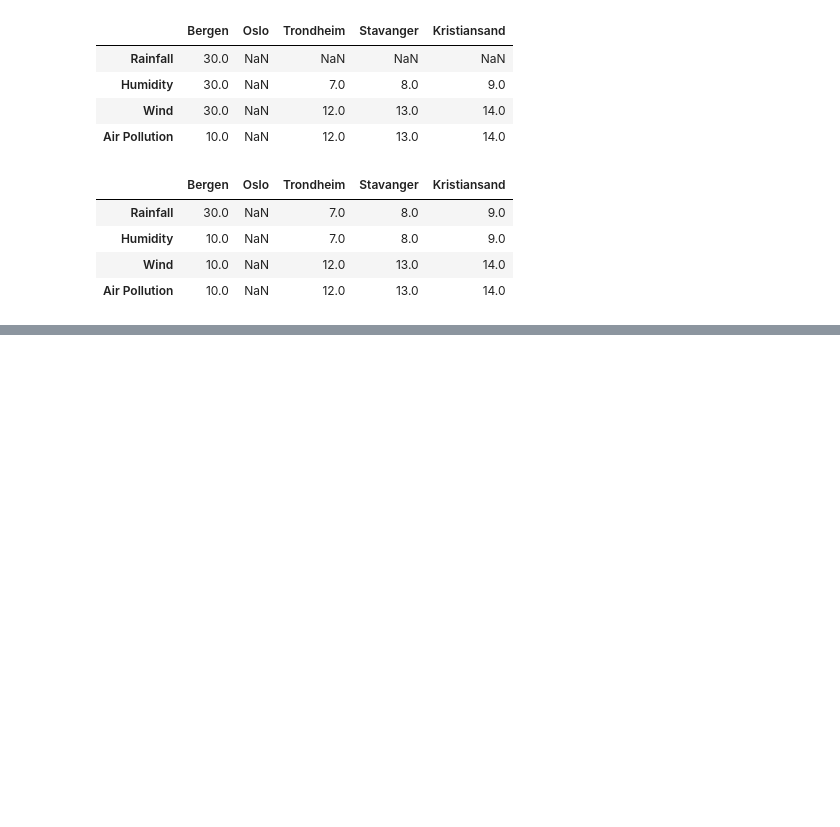
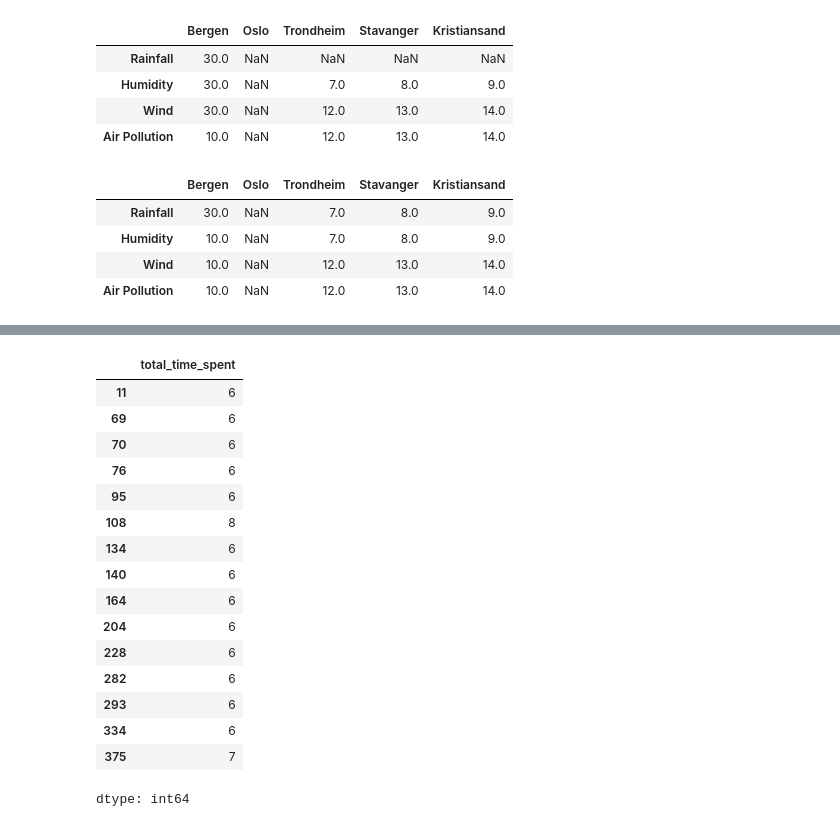
Before and after one commit to 4522Dev/eda, a Jupyter notebook: Module2.ipynb, the cells around one changed output, grey strips where cells are left out. Drawn from its saved outputs; the diff is of its cells as text; code cells hidden in the pictures; blank space fills up the shorter version.

```diff
--- a/Module2.ipynb
+++ b/Module2.ipynb
@@ -432,0 +483,21 @@ dframe1.fillna(method='bfill')
+# %%
+Timespent= dataset['total_time_spent']
+Timespent[np.abs(Timespent)>5]
+# %% [output]
+|  | total_time_spent |
+| 11 | 6 |
+| 69 | 6 |
+| 70 | 6 |
+| 76 | 6 |
+| 95 | 6 |
+| 108 | 8 |
+| 134 | 6 |
+| 140 | 6 |
+| 164 | 6 |
+| 204 | 6 |
+| 228 | 6 |
+| 282 | 6 |
+| 293 | 6 |
+| 334 | 6 |
+| 375 | 7 |
+dtype: int64
```
Also changed, not shown: parts of 7 cells of this notebook.
